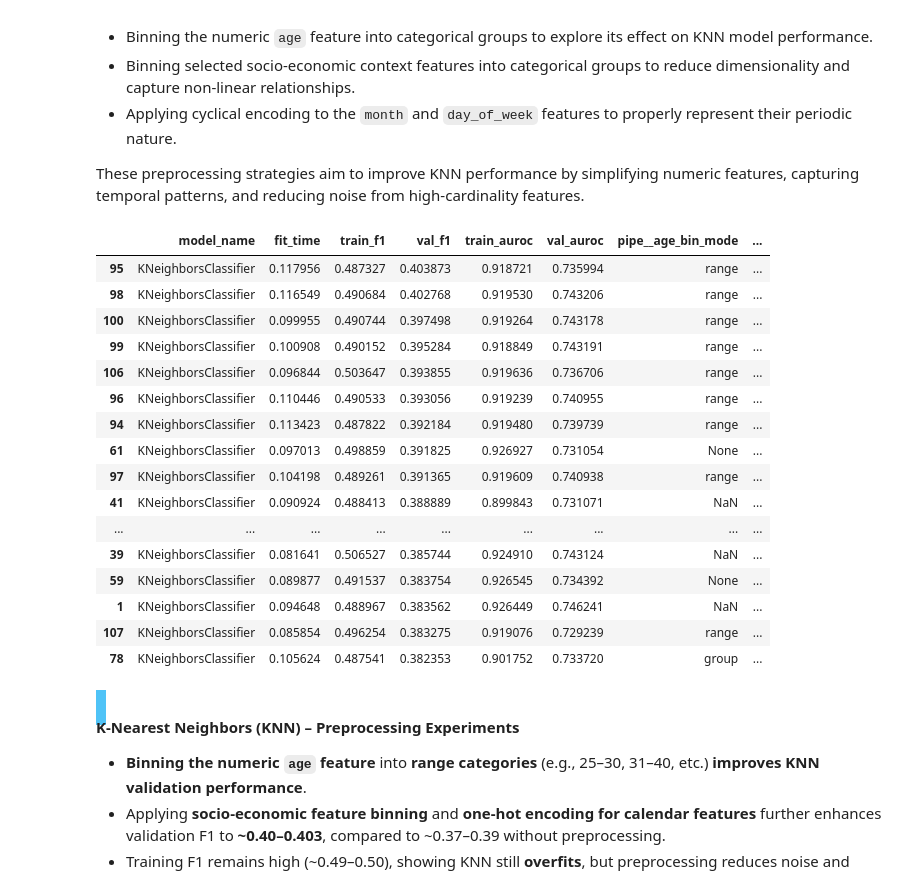
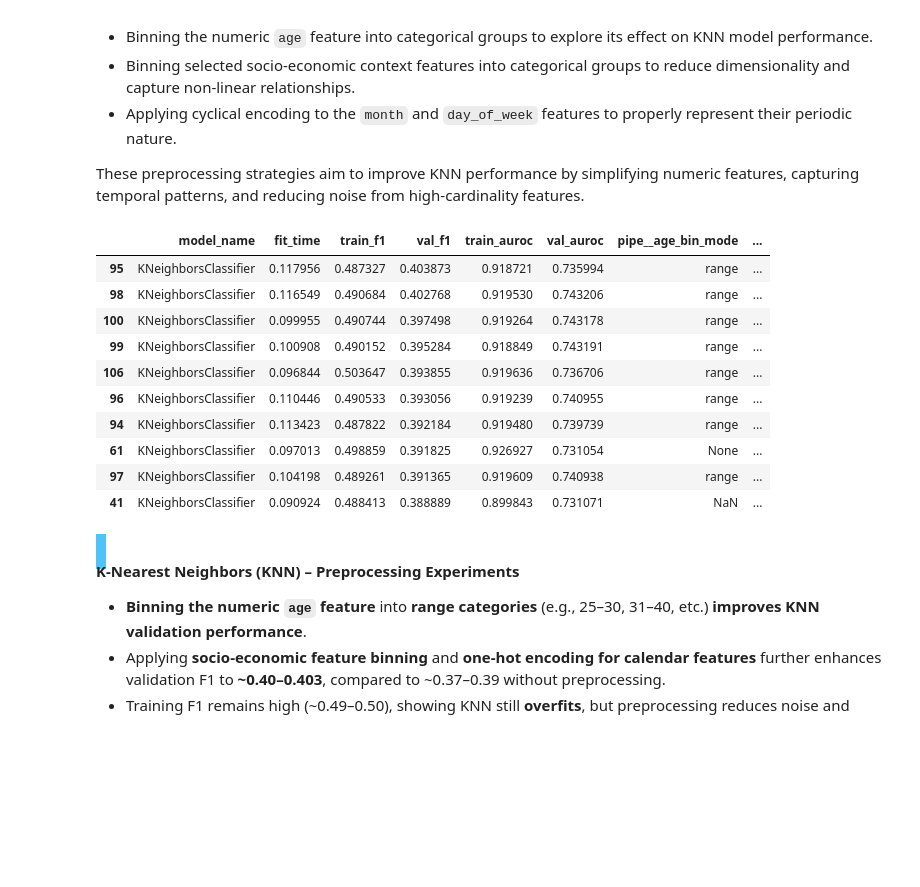
Before and after one commit to Maxstef/bank-deposit-prediction, a Jupyter notebook: notebooks/03_modeling.ipynb, the cells around one changed output. Saved outputs shown, nothing was run; the diff lists cells and outputs as text; code cells hidden in the pictures; blank space fills up the shorter version.

```diff
--- a/notebooks/03_modeling.ipynb
+++ b/notebooks/03_modeling.ipynb
@@ -775,27 +777,22 @@ for age_bin_mode in age_bin_mode_options:
 # %%
 show_results_df(
     model_name="KNeighborsClassifier",
     show_cols=["model_name", "fit_time", "train_f1", "val_f1", "train_auroc", "val_auroc", "pipe__age_bin_mode", "pipe__soceco_bin_cols", "pipe__calendar_cols_mode", "n_features"],
-    show_count=20
+    show_count=10,
+    max_experiment_id=107,
 )
 # %% [output]
 |  | model_name | fit_time | train_f1 | val_f1 | train_auroc | val_auroc | pipe__age_bin_mode | ... |
 | 95 | KNeighborsClassifier | 0.117956 | 0.487327 | 0.403873 | 0.918721 | 0.735994 | range | ... |
 | 98 | KNeighborsClassifier | 0.116549 | 0.490684 | 0.402768 | 0.919530 | 0.743206 | range | ... |
 | 100 | KNeighborsClassifier | 0.099955 | 0.490744 | 0.397498 | 0.919264 | 0.743178 | range | ... |
 | 99 | KNeighborsClassifier | 0.100908 | 0.490152 | 0.395284 | 0.918849 | 0.743191 | range | ... |
 | 106 | KNeighborsClassifier | 0.096844 | 0.503647 | 0.393855 | 0.919636 | 0.736706 | range | ... |
 | 96 | KNeighborsClassifier | 0.110446 | 0.490533 | 0.393056 | 0.919239 | 0.740955 | range | ... |
 | 94 | KNeighborsClassifier | 0.113423 | 0.487822 | 0.392184 | 0.919480 | 0.739739 | range | ... |
 | 61 | KNeighborsClassifier | 0.097013 | 0.498859 | 0.391825 | 0.926927 | 0.731054 | None | ... |
 | 97 | KNeighborsClassifier | 0.104198 | 0.489261 | 0.391365 | 0.919609 | 0.740938 | range | ... |
 | 41 | KNeighborsClassifier | 0.090924 | 0.488413 | 0.388889 | 0.899843 | 0.731071 | NaN | ... |
-| ... | ... | ... | ... | ... | ... | ... | ... | ... |
-| 39 | KNeighborsClassifier | 0.081641 | 0.506527 | 0.385744 | 0.924910 | 0.743124 | NaN | ... |
-| 59 | KNeighborsClassifier | 0.089877 | 0.491537 | 0.383754 | 0.926545 | 0.734392 | None | ... |
-| 1 | KNeighborsClassifier | 0.094648 | 0.488967 | 0.383562 | 0.926449 | 0.746241 | NaN | ... |
-| 107 | KNeighborsClassifier | 0.085854 | 0.496254 | 0.383275 | 0.919076 | 0.729239 | range | ... |
-| 78 | KNeighborsClassifier | 0.105624 | 0.487541 | 0.382353 | 0.901752 | 0.733720 | group | ... |
 # %% [markdown]
 <span style="background-color: #4FC3F7; display:block; padding:10px">
 
```
Also changed, not shown: parts of 18 cells of this notebook, 1 other file.
